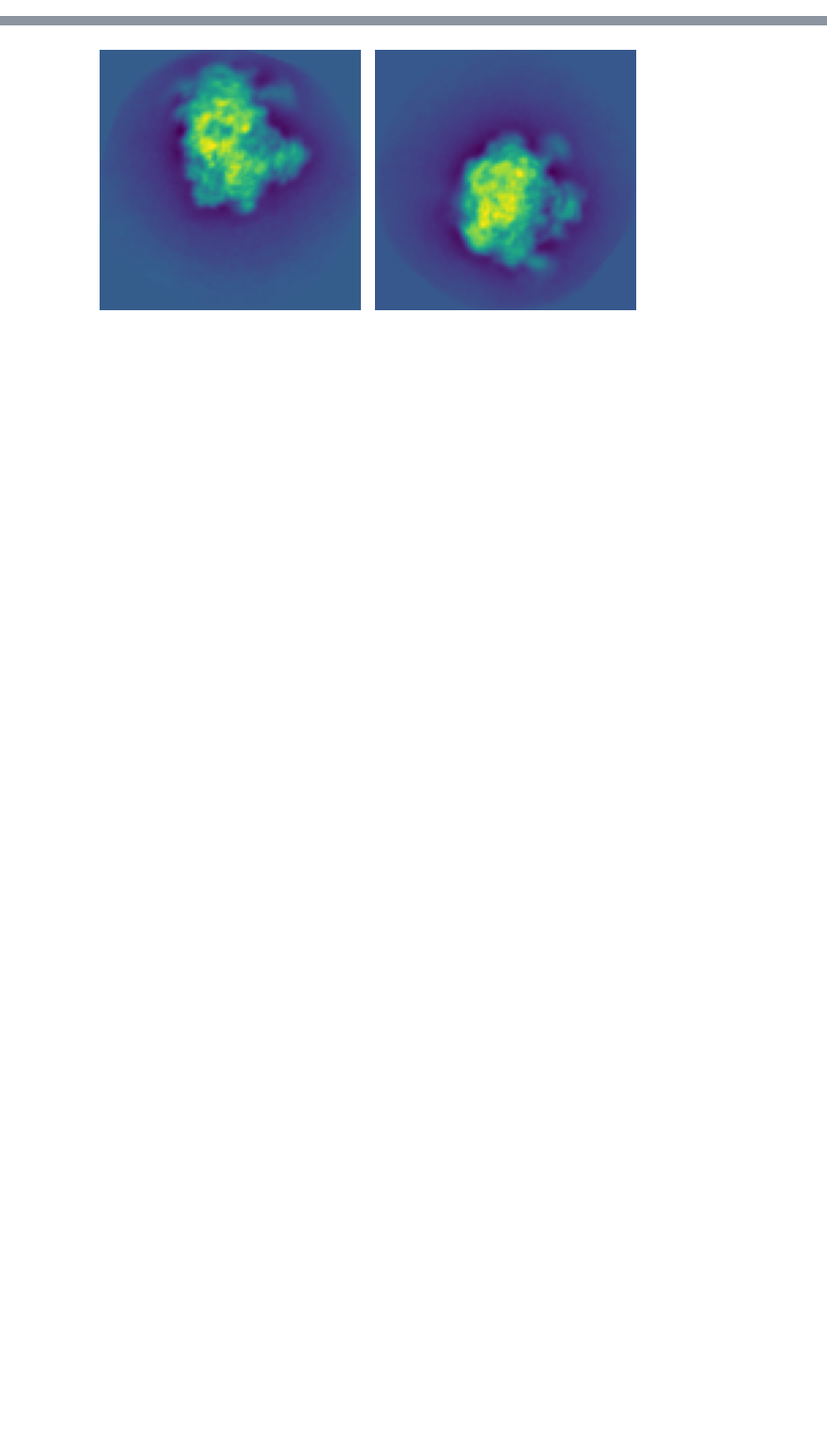
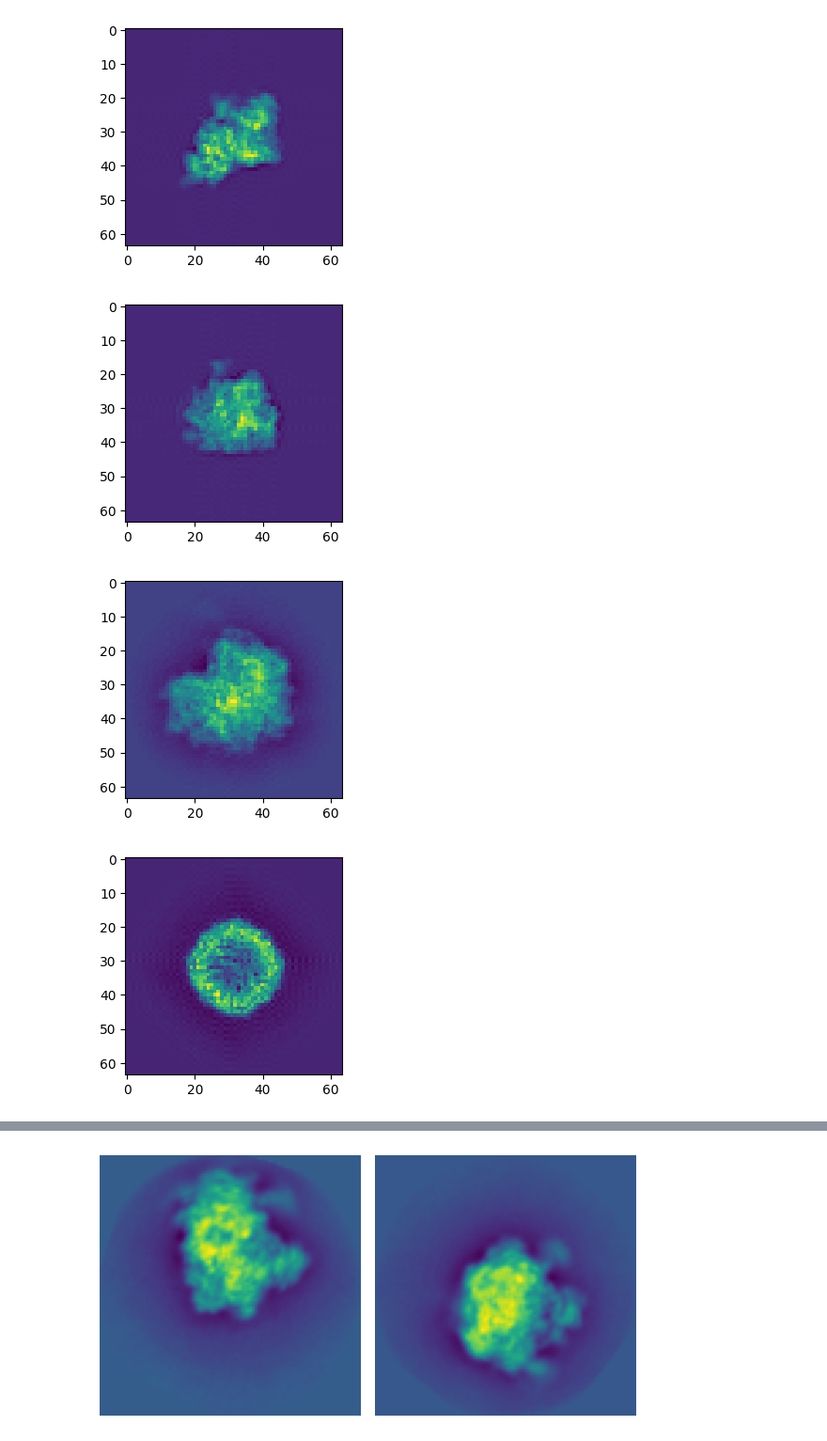
Before and after one commit to ozitommi/algebraic-common-lines, a Jupyter notebook: common_lines_matrix_mixture.ipynb, the cells around one changed output, grey strips where cells are left out. Shown: that part at 94% size. Cells and saved outputs as stored; diff of their text form; code cells hidden in the pictures; blank space fills up the shorter version.

```diff
--- a/common_lines_matrix_mixture.ipynb
+++ b/common_lines_matrix_mixture.ipynb
@@ -125,3 +148,15 @@ images = np.array(images)
+# %%
+idx = [0, 5, 10, 15]
+
+for i in idx:
+    plt.figure(figsize=(3,3))
+    plt.imshow(images[i])
+    plt.show()
+# %% [output]
+[figure, added]
+[figure, added]
+[figure, added]
+[figure, added]
 # %%
 ### compute the line projection distances and form common lines matrix
 ### format is (img1, img2) : (theta1, theta2) --> angles to rotate for common lines using np conventions
```
Also changed, not shown: parts of 8 cells of this notebook, 1 other file.
